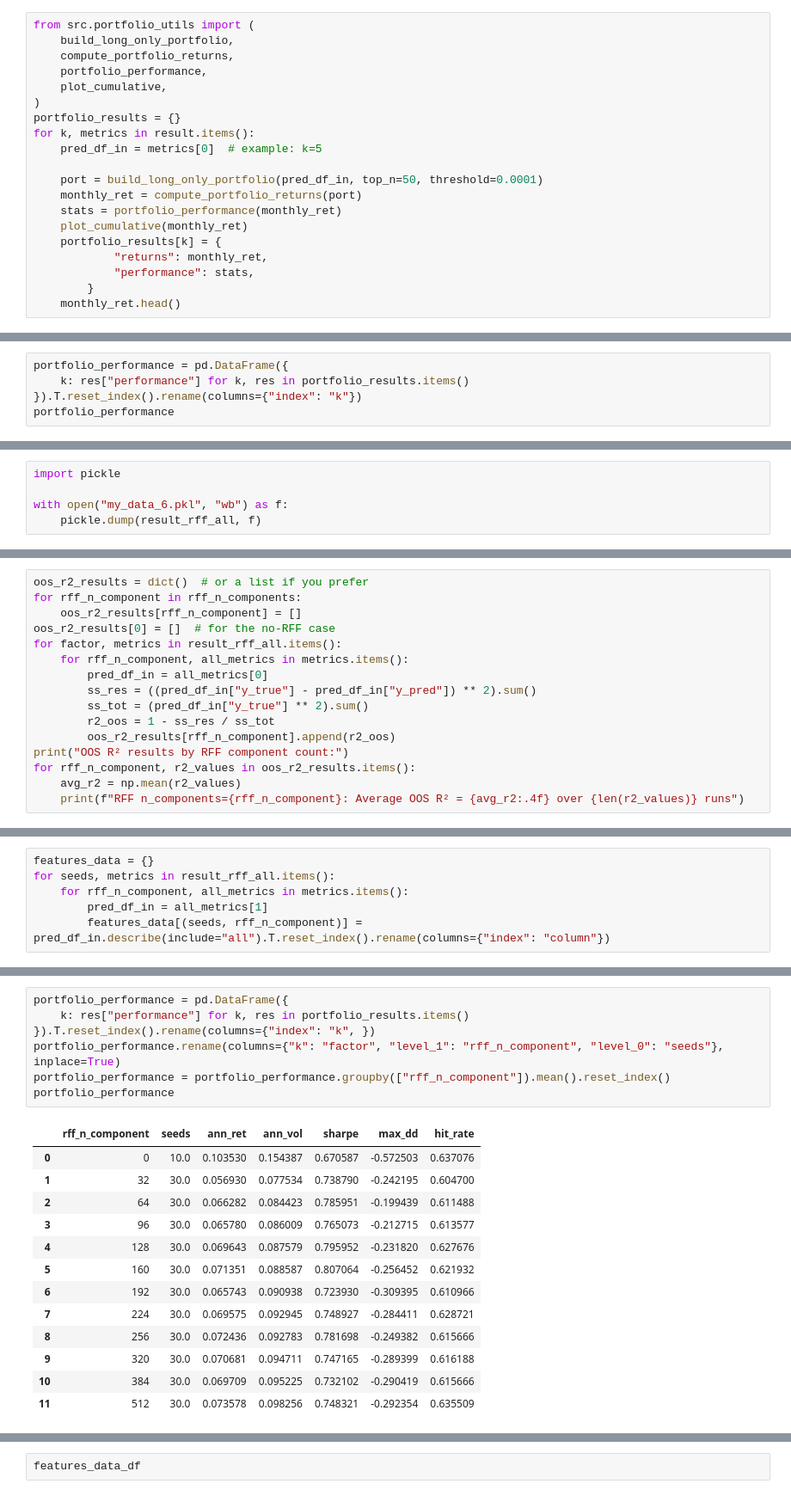
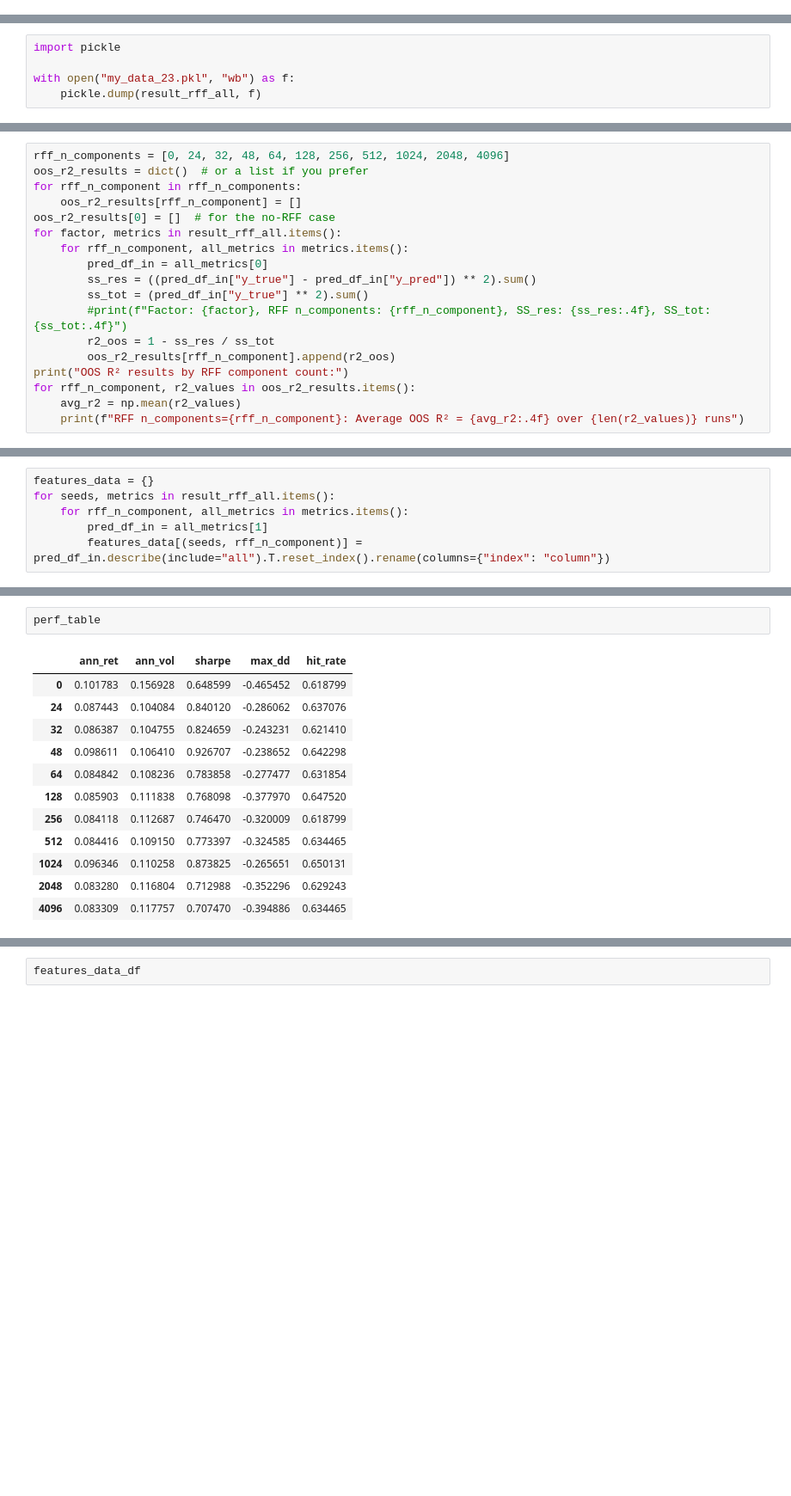
Before and after one commit to arshdeep11112000/TheVirtueOfComplexity_PaperReplication_Experimentation-master, a Jupyter notebook: notebooks/expermint_ppp.ipynb, the cells around one changed output, grey strips where cells are left out. Shown at 86% size. Cells and saved outputs as stored; diff of their text form; blank space fills up the shorter version.

```diff
--- a/notebooks/expermint_ppp.ipynb
+++ b/notebooks/expermint_ppp.ipynb
@@ -262,20 +124,0 @@ plt.show()
-# %%
-from src.portfolio_utils import (
-    build_long_only_portfolio,
-    compute_portfolio_returns,
-    portfolio_performance,
-    plot_cumulative,
-)
-portfolio_results = {}
-for k, metrics in result.items():
-    pred_df_in = metrics[0]  # example: k=5
-
-    port = build_long_only_portfolio(pred_df_in, top_n=50, threshold=0.0001)
-    monthly_ret = compute_portfolio_returns(port)
-    stats = portfolio_performance(monthly_ret)
-    plot_cumulative(monthly_ret)
-    portfolio_results[k] = {
-            "returns": monthly_ret,
-            "performance": stats,
-        }
-    monthly_ret.head()
@@ -313,5 +124,0 @@ Hit Rate          : 64.49%
-# %%
-portfolio_performance = pd.DataFrame({
-    k: res["performance"] for k, res in portfolio_results.items()
-}).T.reset_index().rename(columns={"index": "k"})
-portfolio_performance
@@ -395,11 +223,12 @@ for seed in seeds:
 # %%
 import pickle
 
-with open("my_data_6.pkl", "wb") as f:
+with open("my_data_23.pkl", "wb") as f:
     pickle.dump(result_rff_all, f)
 # %% [markdown]
 **R2calcs**
 # %%
+rff_n_components = [0, 24, 32, 48, 64, 128, 256, 512, 1024, 2048, 4096]
 oos_r2_results = dict()  # or a list if you prefer
 for rff_n_component in rff_n_components:
     oos_r2_results[rff_n_component] = []
@@ -409,6 +238,7 @@ for factor, metrics in result_rff_all.items():
         pred_df_in = all_metrics[0]
         ss_res = ((pred_df_in["y_true"] - pred_df_in["y_pred"]) ** 2).sum()
         ss_tot = (pred_df_in["y_true"] ** 2).sum()
+        #print(f"Factor: {factor}, RFF n_components: {rff_n_component}, SS_res: {ss_res:.4f}, SS_tot: {ss_tot:.4f}")
         r2_oos = 1 - ss_res / ss_tot
         oos_r2_results[rff_n_component].append(r2_oos)
 print("OOS R² results by RFF component count:")
@@ -499,22 +410,16 @@ Hit Rate          : 61.62%
 # %%
-portfolio_performance = pd.DataFrame({
-    k: res["performance"] for k, res in portfolio_results.items()
-}).T.reset_index().rename(columns={"index": "k", })
-portfolio_performance.rename(columns={"k": "factor", "level_1": "rff_n_component", "level_0": "seeds"}, inplace=True)
-portfolio_performance = portfolio_performance.groupby(["rff_n_component"]).mean().reset_index()
-portfolio_performance
+perf_table
 # %% [output]
-|  | rff_n_component | seeds | ann_ret | ann_vol | sharpe | max_dd | hit_rate |
-| 0 | 0 | 10.0 | 0.103530 | 0.154387 | 0.670587 | -0.572503 | 0.637076 |
-| 1 | 32 | 30.0 | 0.056930 | 0.077534 | 0.738790 | -0.242195 | 0.604700 |
-| 2 | 64 | 30.0 | 0.066282 | 0.084423 | 0.785951 | -0.199439 | 0.611488 |
-| 3 | 96 | 30.0 | 0.065780 | 0.086009 | 0.765073 | -0.212715 | 0.613577 |
-| 4 | 128 | 30.0 | 0.069643 | 0.087579 | 0.795952 | -0.231820 | 0.627676 |
-| 5 | 160 | 30.0 | 0.071351 | 0.088587 | 0.807064 | -0.256452 | 0.621932 |
-| 6 | 192 | 30.0 | 0.065743 | 0.090938 | 0.723930 | -0.309395 | 0.610966 |
-| 7 | 224 | 30.0 | 0.069575 | 0.092945 | 0.748927 | -0.284411 | 0.628721 |
-| 8 | 256 | 30.0 | 0.072436 | 0.092783 | 0.781698 | -0.249382 | 0.615666 |
-| 9 | 320 | 30.0 | 0.070681 | 0.094711 | 0.747165 | -0.289399 | 0.616188 |
-| 10 | 384 | 30.0 | 0.069709 | 0.095225 | 0.732102 | -0.290419 | 0.615666 |
-| 11 | 512 | 30.0 | 0.073578 | 0.098256 | 0.748321 | -0.292354 | 0.635509 |
+|  | ann_ret | ann_vol | sharpe | max_dd | hit_rate |
+| 0 | 0.101783 | 0.156928 | 0.648599 | -0.465452 | 0.618799 |
+| 24 | 0.087443 | 0.104084 | 0.840120 | -0.286062 | 0.637076 |
+| 32 | 0.086387 | 0.104755 | 0.824659 | -0.243231 | 0.621410 |
+| 48 | 0.098611 | 0.106410 | 0.926707 | -0.238652 | 0.642298 |
+| 64 | 0.084842 | 0.108236 | 0.783858 | -0.277477 | 0.631854 |
+| 128 | 0.085903 | 0.111838 | 0.768098 | -0.377970 | 0.647520 |
+| 256 | 0.084118 | 0.112687 | 0.746470 | -0.320009 | 0.618799 |
+| 512 | 0.084416 | 0.109150 | 0.773397 | -0.324585 | 0.634465 |
+| 1024 | 0.096346 | 0.110258 | 0.873825 | -0.265651 | 0.650131 |
+| 2048 | 0.083280 | 0.116804 | 0.712988 | -0.352296 | 0.629243 |
+| 4096 | 0.083309 | 0.117757 | 0.707470 | -0.394886 | 0.634465 |
 # %%
```
Also changed, not shown: parts of 20 cells of this notebook, 1 other file.
